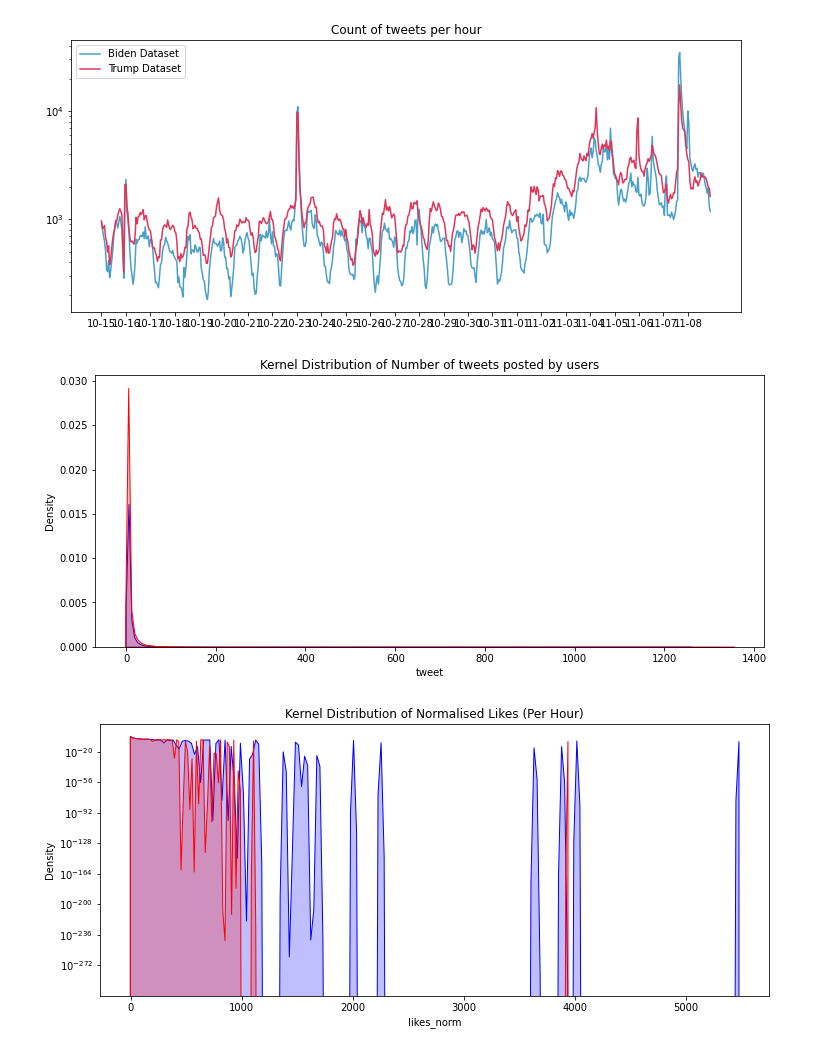
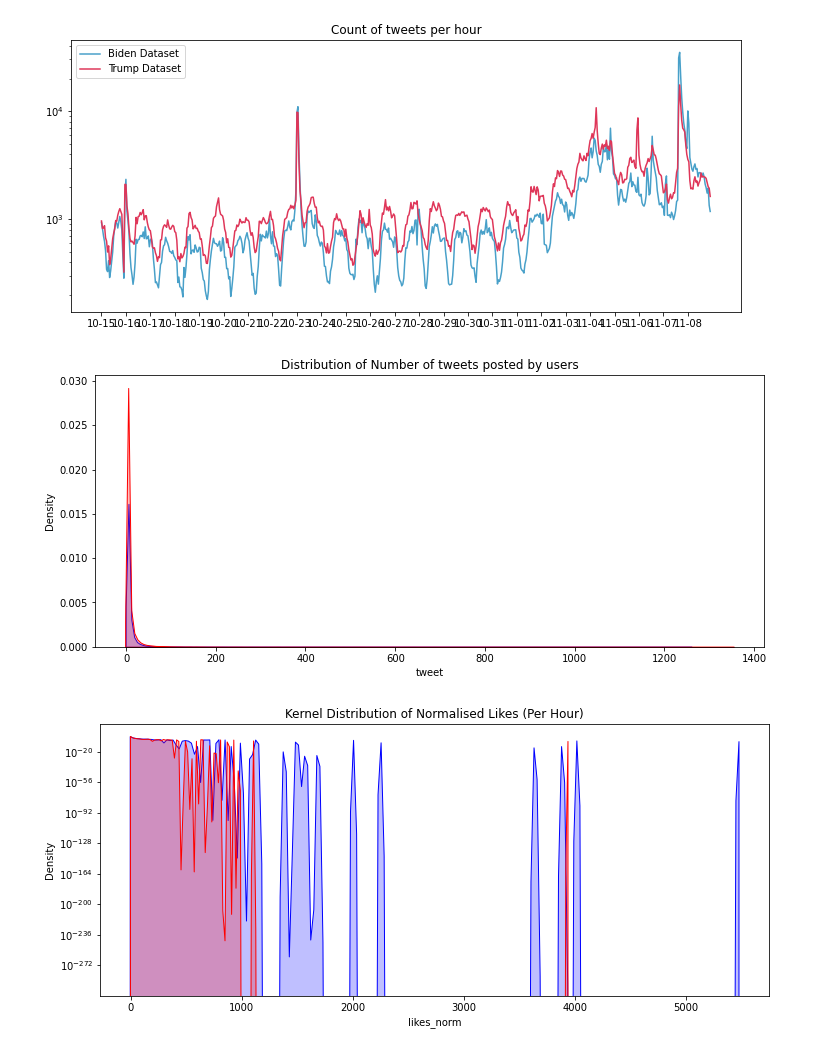
Before and after one commit to sydney-machine-learning/sentimentanalysis-USelections, a Jupyter notebook: main.ipynb, the cells around one changed output. Saved outputs shown, nothing was run; the diff lists cells and outputs as text; code cells hidden in the pictures.

```diff
--- a/main.ipynb
+++ b/main.ipynb
@@ -419,13 +471,13 @@ plt.show()
 # %%
 fig, ax=plt.subplots(1,1, figsize=(12,5))
 
 line_ax = ax
-line_ax.set_title('Kernel Distribution of Number of tweets posted by users')
+line_ax.set_title('Distribution of Number of tweets posted by users')
 sns.kdeplot(tweets_biden.groupby(['user_id'])['tweet'].count(), shade=True, color='b', label='Biden Dataset', ax=line_ax)
 sns.kdeplot(tweets_trump.groupby(['user_id'])['tweet'].count(), shade=True, color='r', label='Trump Dataset', ax=line_ax)
 plt.show()
 # %% [output]
-[figure, old version]
+[figure, new version]
 # %%
 fig, ax=plt.subplots(1,1, figsize=(12,5))
 
```
Also changed, not shown: parts of 12 cells of this notebook.
